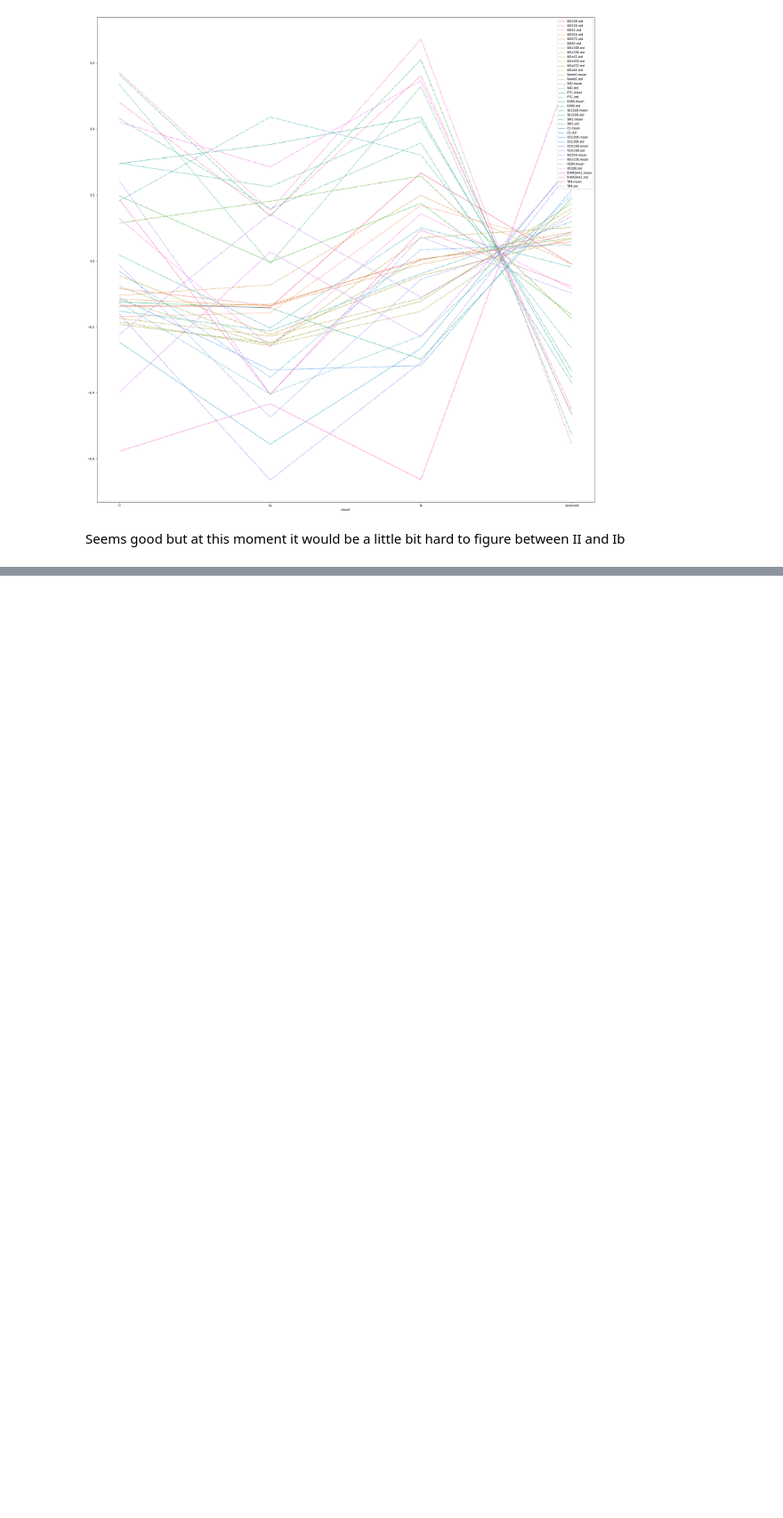
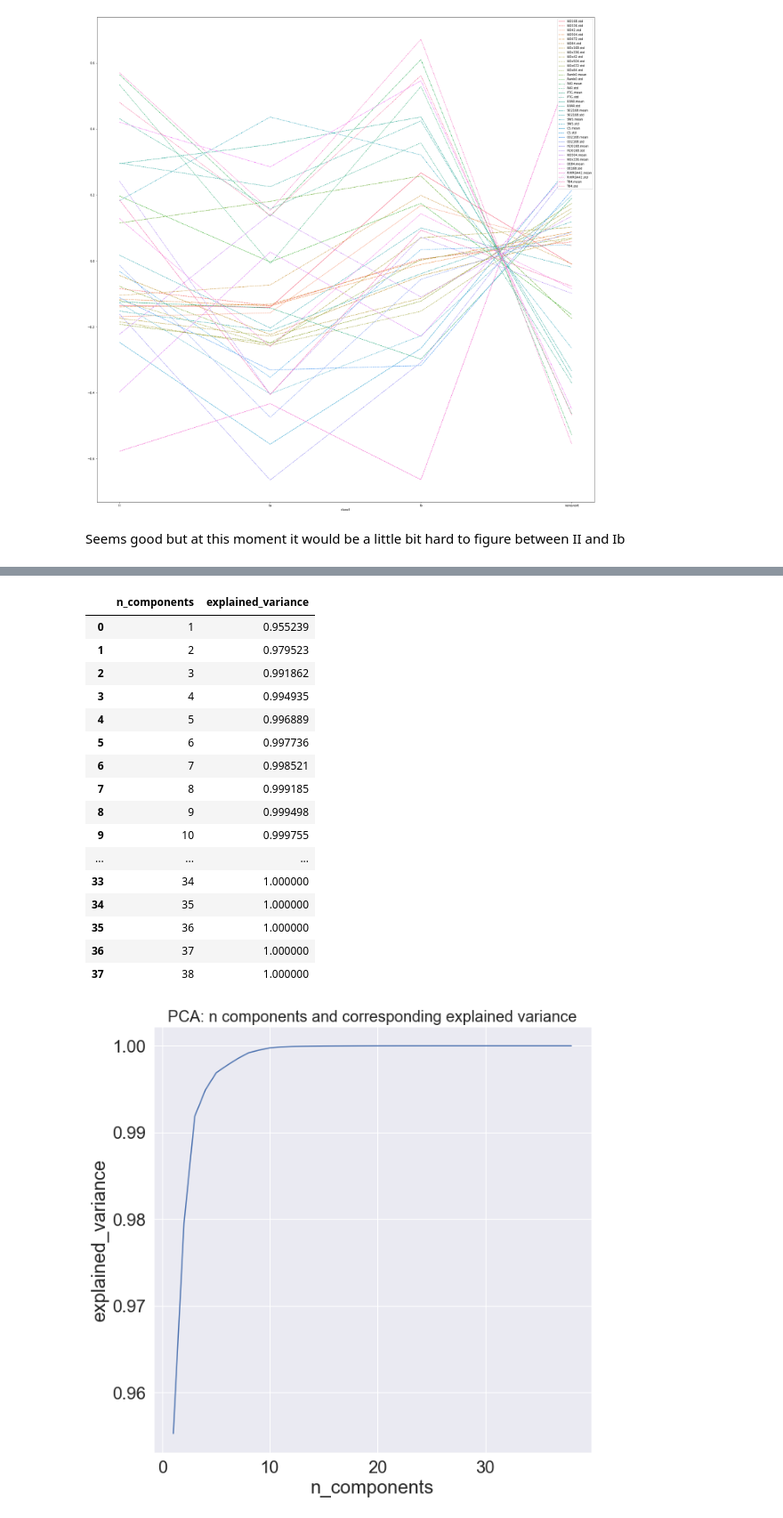
Before and after one commit to chendebiao/IML_term, a Jupyter notebook: 1. feature_reduction.ipynb, the cells around one changed output, grey strips where cells are left out. Shown at 89% size. Saved outputs shown, nothing was run; the diff lists cells and outputs as text; code cells hidden in the pictures; blank space fills up the shorter version.

```diff
--- a/1. feature_reduction.ipynb
+++ b/1. feature_reduction.ipynb
@@ -173,0 +176,5 @@ new_data.to_csv('data//38_feature.csv',index= True)
+# %%
+features_38_centered = new_data.iloc[:,2:]
+for column in features_38_centered.columns:
+    features_38_centered[column] = features_38_centered[column] - features_38_centered.mean()[column]
+features_38_centered
@@ -173,0 +196,35 @@ new_data.to_csv('data//38_feature.csv',index= True)
+# %%
+from sklearn.decomposition import PCA
+
+pca = PCA()
+pca.fit(features_38_centered)
+exp_var_cumul = pd.DataFrame(np.cumsum(pca.explained_variance_ratio_))
+exp_var_cumul = exp_var_cumul.reset_index()
+exp_var_cumul.columns = ['n_components','explained_variance']
+exp_var_cumul['n_components'] = exp_var_cumul['n_components']+1
+
+sns.set_style("darkgrid")
+sns.set(font_scale=2)
+f = plt.figure(figsize=(10, 10))
+f = sns.lineplot(data = pd.DataFrame(exp_var_cumul),x='n_components',y='explained_variance')
+f.axes.set_title("PCA: n components and corresponding explained variance",fontsize=20)
+exp_var_cumul
+# %% [output]
+|  | n_components | explained_variance |
+| 0 | 1 | 0.955239 |
+| 1 | 2 | 0.979523 |
+| 2 | 3 | 0.991862 |
+| 3 | 4 | 0.994935 |
+| 4 | 5 | 0.996889 |
+| 5 | 6 | 0.997736 |
+| 6 | 7 | 0.998521 |
+| 7 | 8 | 0.999185 |
+| 8 | 9 | 0.999498 |
+| 9 | 10 | 0.999755 |
+| ... | ... | ... |
+| 33 | 34 | 1.000000 |
+| 34 | 35 | 1.000000 |
+| 35 | 36 | 1.000000 |
+| 36 | 37 | 1.000000 |
+| 37 | 38 | 1.000000 |
+[figure, added]
```
Also changed, not shown: parts of 3 cells of this notebook, 12 other files.
